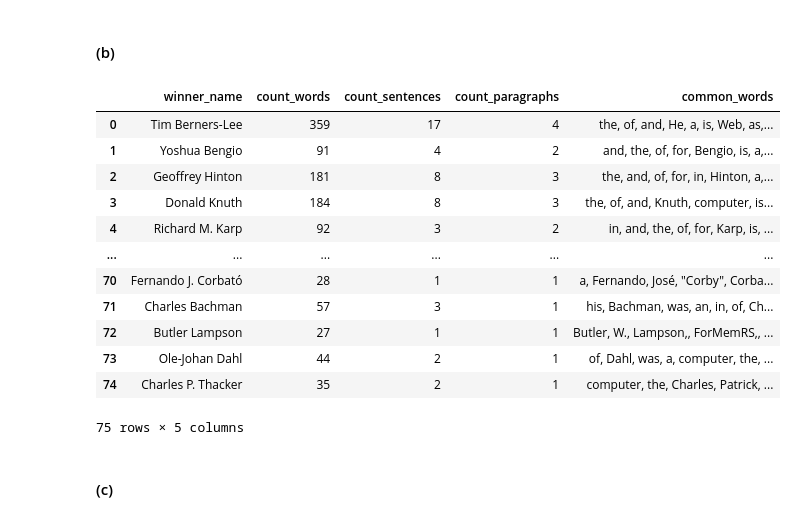
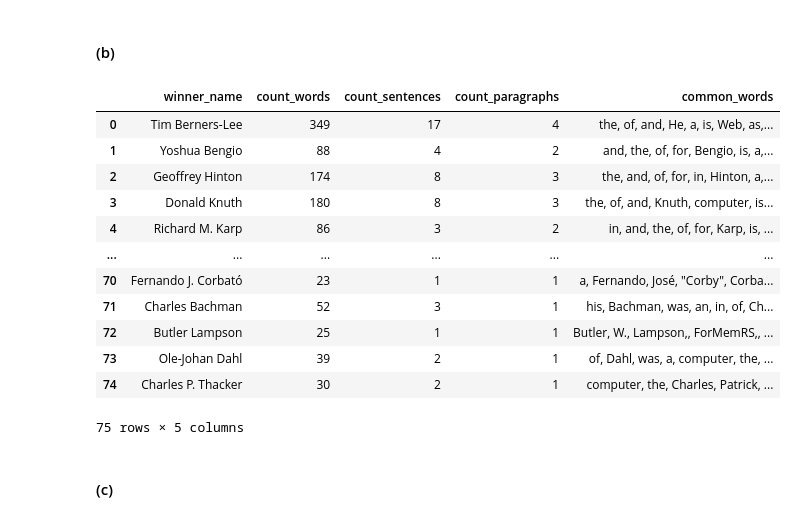
Before and after one commit to congrendai/CW2_for_computer_programing, a Jupyter notebook: CW2_A3.ipynb, the cells around one changed output. Cells and saved outputs as stored; diff of their text form; code cells hidden in the pictures.

```diff
--- a/CW2_A3.ipynb
+++ b/CW2_A3.ipynb
@@ -227,24 +227,24 @@ award_winners_intro = pd.DataFrame(columns = ["winner_name", "count_words", "cou
 #### (b)
 # %%
 award_winners_intro["winner_name"] = award_winners["name"]
-award_winners_intro["count_words"] = pd.DataFrame(award_winners["intro"]).apply(lambda x: x[0].split(), axis = 1).apply(lambda x: len(x))
+award_winners_intro["count_words"] = pd.DataFrame(award_winners["intro"]).apply(lambda x: re.sub(r"[^a-zA-Z\s]", "", x[0]).split(), axis = 1).apply(lambda x: len(x))
 award_winners_intro["count_sentences"] = pd.DataFrame(award_winners["intro"]).apply(lambda x: sent_tokenize(x[0]), axis = 1).apply(lambda x: len(x))
 award_winners_intro["count_paragraphs"] = pd.DataFrame(award_winners["intro"]).apply(lambda x: x[0].split("\n"), axis = 1).apply(lambda x: len(x))
 award_winners_intro["common_words"] = pd.DataFrame(award_winners["intro"]).apply(lambda x: FreqDist(x[0].split()).most_common(10), axis = 1).apply(lambda x: [i[0] for i in x]).apply(lambda x: ", ".join(x))
 award_winners_intro
 # %% [output]
 |  | winner_name | count_words | count_sentences | count_paragraphs | common_words |
-| 0 | Tim Berners-Lee | 359 | 17 | 4 | the, of, and, He, a, is, Web, as,... |
-| 1 | Yoshua Bengio | 91 | 4 | 2 | and, the, of, for, Bengio, is, a,... |
-| 2 | Geoffrey Hinton | 181 | 8 | 3 | the, and, of, for, in, Hinton, a,... |
-| 3 | Donald Knuth | 184 | 8 | 3 | the, of, and, Knuth, computer, is... |
-| 4 | Richard M. Karp | 92 | 3 | 2 | in, and, the, of, for, Karp, is, ... |
+| 0 | Tim Berners-Lee | 349 | 17 | 4 | the, of, and, He, a, is, Web, as,... |
+| 1 | Yoshua Bengio | 88 | 4 | 2 | and, the, of, for, Bengio, is, a,... |
+| 2 | Geoffrey Hinton | 174 | 8 | 3 | the, and, of, for, in, Hinton, a,... |
+| 3 | Donald Knuth | 180 | 8 | 3 | the, of, and, Knuth, computer, is... |
+| 4 | Richard M. Karp | 86 | 3 | 2 | in, and, the, of, for, Karp, is, ... |
 | ... | ... | ... | ... | ... | ... |
-| 70 | Fernando J. Corbató | 28 | 1 | 1 | a, Fernando, José, "Corby", Corba... |
-| 71 | Charles Bachman | 57 | 3 | 1 | his, Bachman, was, an, in, of, Ch... |
-| 72 | Butler Lampson | 27 | 1 | 1 | Butler, W., Lampson,, ForMemRS,, ... |
-| 73 | Ole-Johan Dahl | 44 | 2 | 1 | of, Dahl, was, a, computer, the, ... |
-| 74 | Charles P. Thacker | 35 | 2 | 1 | computer, the, Charles, Patrick, ... |
+| 70 | Fernando J. Corbató | 23 | 1 | 1 | a, Fernando, José, "Corby", Corba... |
+| 71 | Charles Bachman | 52 | 3 | 1 | his, Bachman, was, an, in, of, Ch... |
+| 72 | Butler Lampson | 25 | 1 | 1 | Butler, W., Lampson,, ForMemRS,, ... |
+| 73 | Ole-Johan Dahl | 39 | 2 | 1 | of, Dahl, was, a, computer, the, ... |
+| 74 | Charles P. Thacker | 30 | 2 | 1 | computer, the, Charles, Patrick, ... |
 75 rows × 5 columns
 # %% [markdown]
 #### (c)
```
Also changed, not shown: parts of 14 cells of this notebook.
